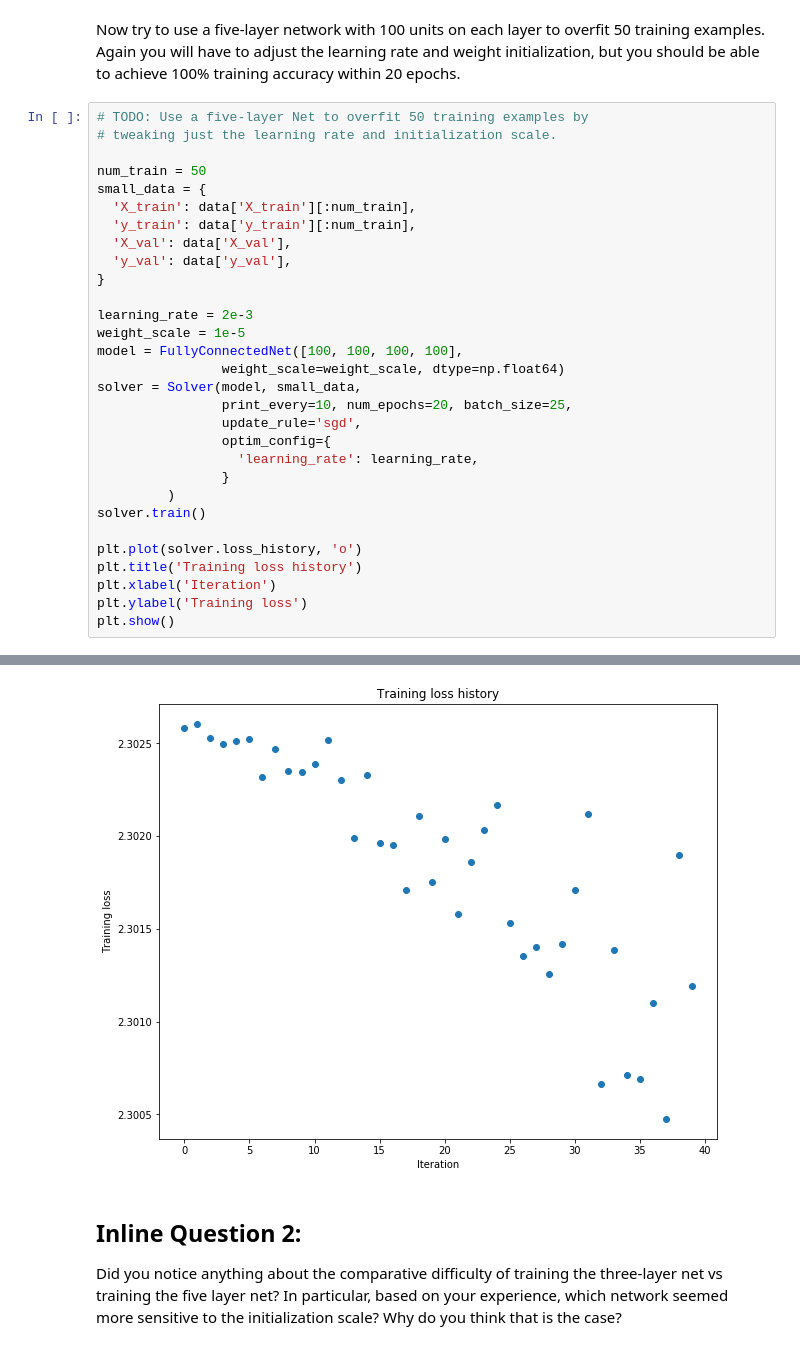
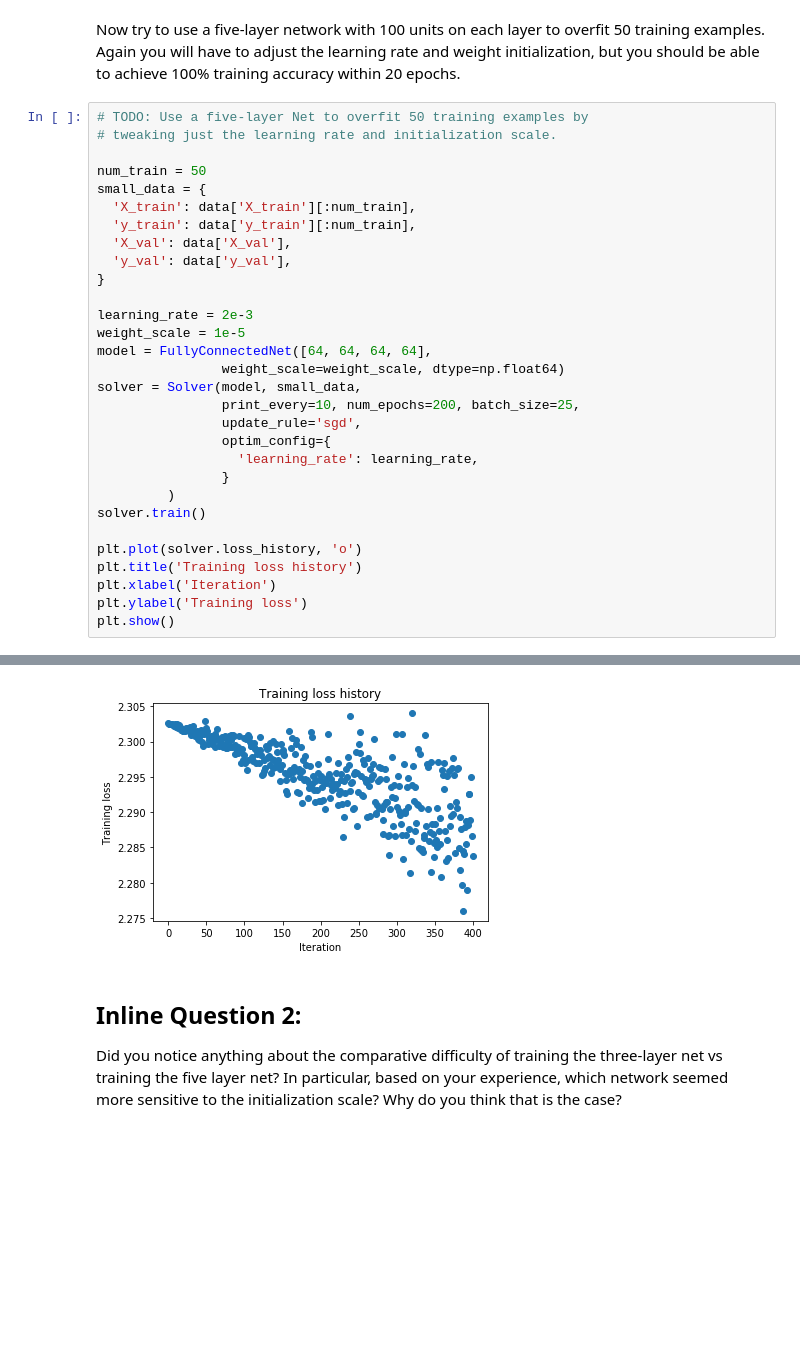
Before and after one commit to JetWings/CS231n-2, a Jupyter notebook: assignment2_v2/FullyConnectedNets.ipynb, the cells around one changed output, grey strips where cells are left out. Drawn from its saved outputs; the diff is of its cells as text; blank space fills up the shorter version.

```diff
--- a/assignment2_v2/FullyConnectedNets.ipynb
+++ b/assignment2_v2/FullyConnectedNets.ipynb
@@ -495,10 +496,10 @@ small_data = {
 
 learning_rate = 2e-3
 weight_scale = 1e-5
-model = FullyConnectedNet([100, 100, 100, 100],
+model = FullyConnectedNet([64, 64, 64, 64],
                 weight_scale=weight_scale, dtype=np.float64)
 solver = Solver(model, small_data,
-                print_every=10, num_epochs=20, batch_size=25,
+                print_every=10, num_epochs=200, batch_size=25,
                 update_rule='sgd',
                 optim_config={
                   'learning_rate': learning_rate,
@@ -532,4 +533,4 @@ plt.show()
-[figure, old version]
+[figure, new version]
 # %% [markdown]
 ## Inline Question 2:
 Did you notice anything about the comparative difficulty of training the three-layer net vs training the five layer net? In particular, based on your experience, which network seemed more sensitive to the initialization scale? Why do you think that is the case?
```
Also changed, not shown: parts of 18 cells of this notebook, 3 other files.
